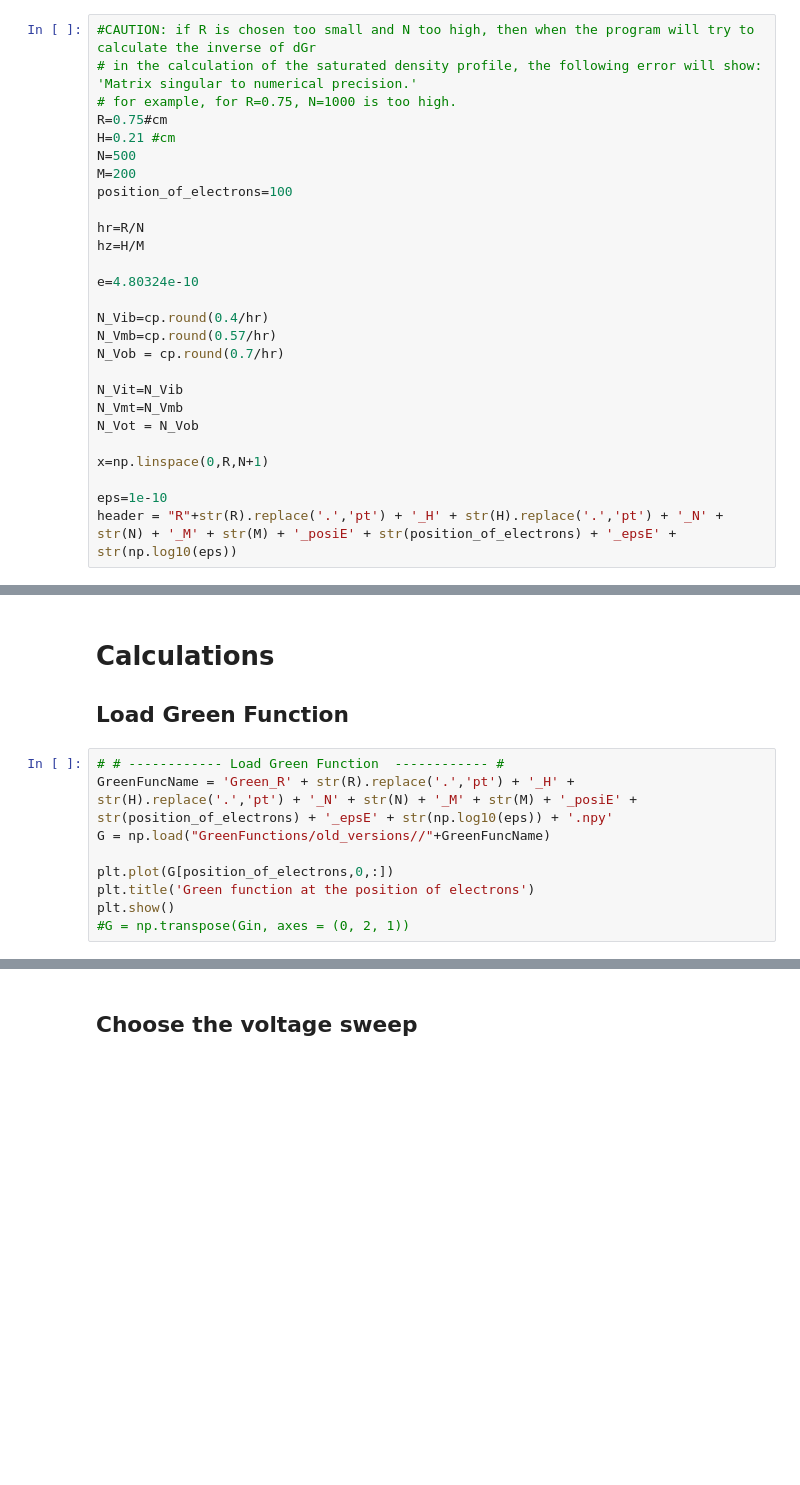
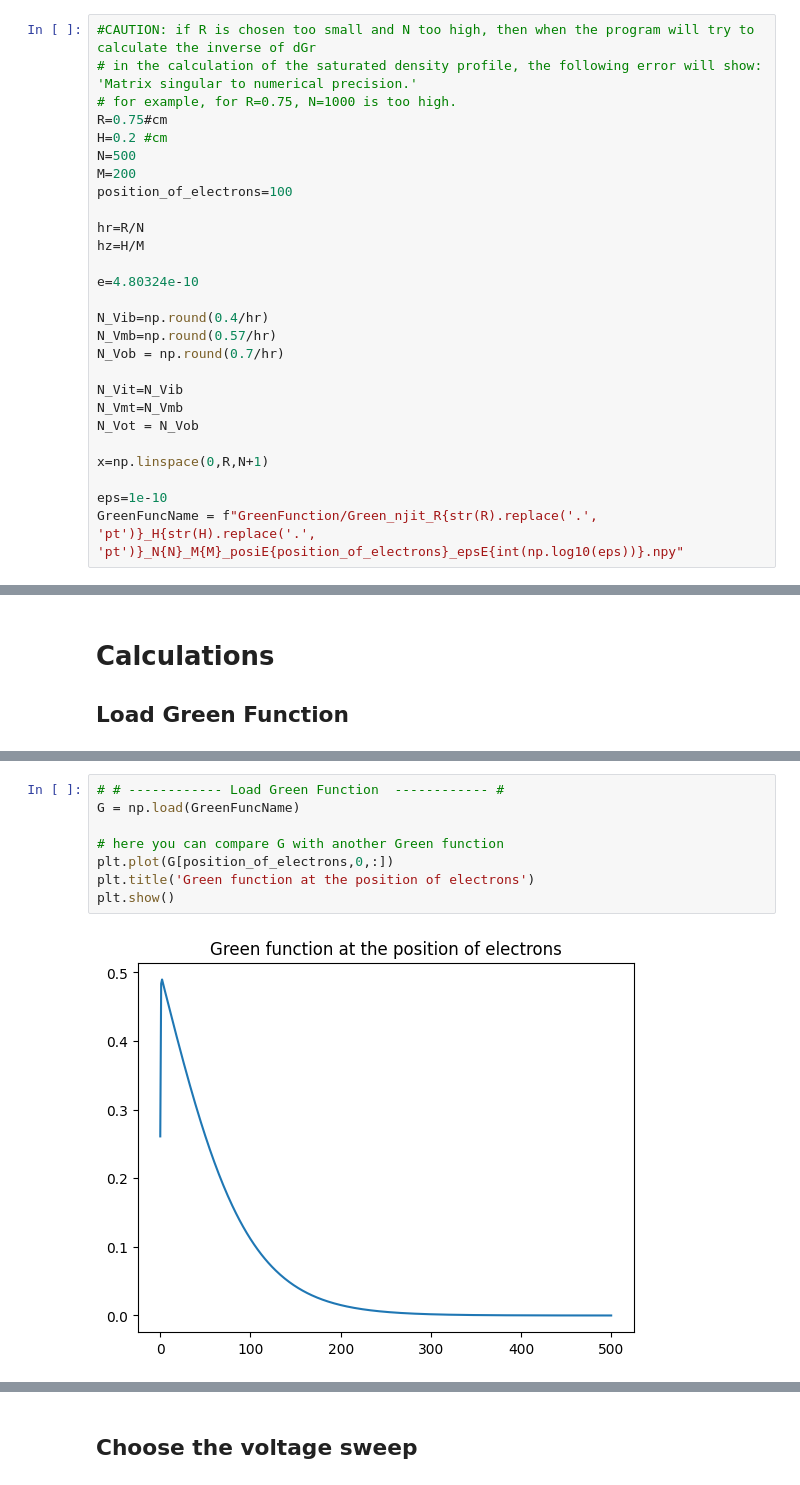
Before and after one commit to erikawa-e/density_profile, a Jupyter notebook: Calculate_DensityProfile_Vib_sweep.ipynb, the cells around one changed output, grey strips where cells are left out. Drawn from its saved outputs; the diff is of its cells as text; blank space fills up the shorter version.

```diff
--- a/Calculate_DensityProfile_Vib_sweep.ipynb
+++ b/Calculate_DensityProfile_Vib_sweep.ipynb
@@ -22,7 +21,7 @@ import time
 # in the calculation of the saturated density profile, the following error will show: 'Matrix singular to numerical precision.'
 # for example, for R=0.75, N=1000 is too high.
 R=0.75#cm
-H=0.21 #cm
+H=0.2 #cm
 N=500
 M=200
 position_of_electrons=100
@@ -32,9 +31,9 @@ hz=H/M
 
 e=4.80324e-10
 
-N_Vib=cp.round(0.4/hr)
-N_Vmb=cp.round(0.57/hr)
-N_Vob = cp.round(0.7/hr)
+N_Vib=np.round(0.4/hr)
+N_Vmb=np.round(0.57/hr)
+N_Vob = np.round(0.7/hr)
 
 N_Vit=N_Vib
 N_Vmt=N_Vmb
@@ -43,7 +42,7 @@ N_Vot = N_Vob
 x=np.linspace(0,R,N+1)
 
 eps=1e-10
-header = "R"+str(R).replace('.','pt') + '_H' + str(H).replace('.','pt') + '_N' + str(N) + '_M' + str(M) + '_posiE' + str(position_of_electrons) + '_epsE' + str(np.log10(eps))
+GreenFuncName = f"GreenFunction/Green_njit_R{str(R).replace('.', 'pt')}_H{str(H).replace('.', 'pt')}_N{N}_M{M}_posiE{position_of_electrons}_epsE{int(np.log10(eps))}.npy"
 # %% [markdown]
 # Define Functions
 # %%
@@ -133,12 +132,3 @@ def distribSTATIC(R,H,N,M,G,Ertil,dGr,radius_of_electron_pool):
 # Calculations
 
 ## Load Green Function
-# %%
-# # ------------ Load Green Function  ------------ #
-GreenFuncName = 'Green_R' + str(R).replace('.','pt') + '_H' + str(H).replace('.','pt') + '_N' + str(N) + '_M' + str(M) + '_posiE' + str(position_of_electrons) + '_epsE' + str(np.log10(eps)) + '.npy'
-G = np.load("GreenFunctions/old_versions//"+GreenFuncName)
-
-plt.plot(G[position_of_electrons,0,:])
-plt.title('Green function at the position of electrons')
-plt.show()
-#G = np.transpose(Gin, axes = (0, 2, 1))
@@ -147 +135,11 @@ plt.show()
+# %%
+# # ------------ Load Green Function  ------------ #
+G = np.load(GreenFuncName)
+
+# here you can compare G with another Green function
+plt.plot(G[position_of_electrons,0,:])
+plt.title('Green function at the position of electrons')
+plt.show()
+# %% [output]
+[figure, added]
 # %%
```
Also changed, not shown: parts of 22 cells of this notebook, 1 other file.
